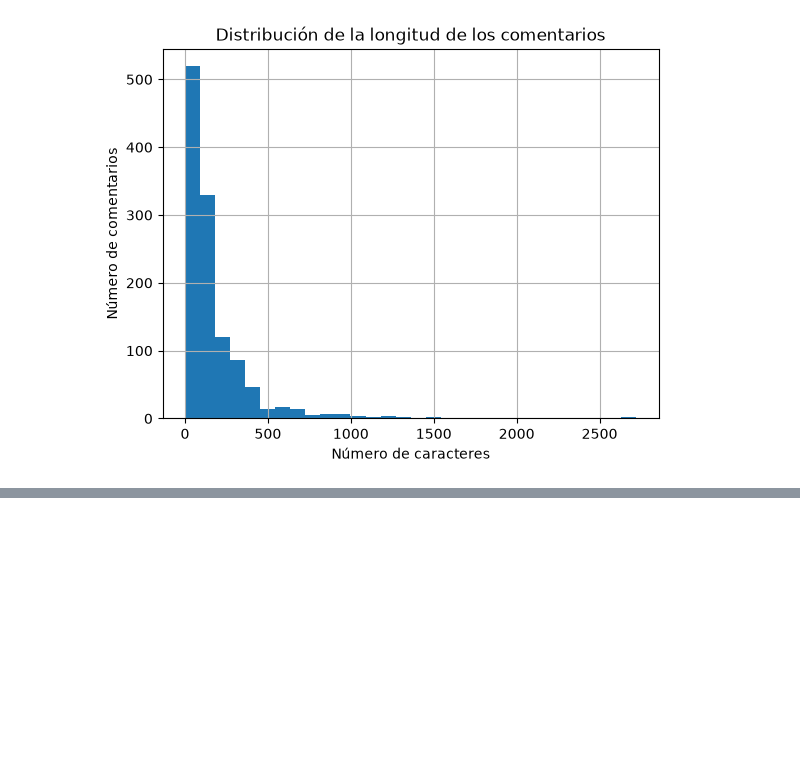
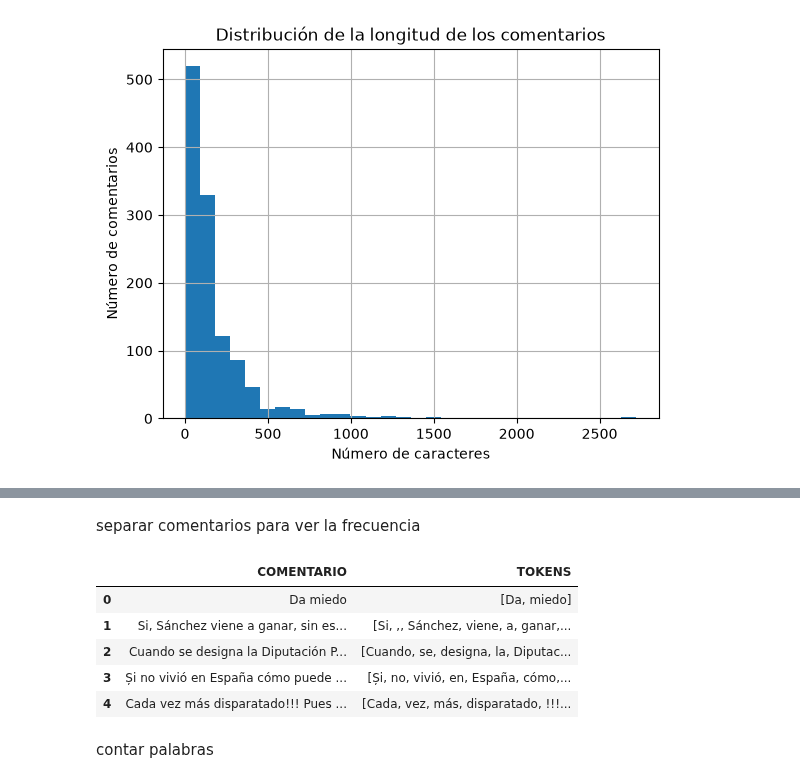
Before and after one commit to jejoama/Practicas_Curriculares, a Jupyter notebook: GENERAL.ipynb, the cells around one changed output, grey strips where cells are left out. Saved outputs shown, nothing was run; the diff lists cells and outputs as text; code cells hidden in the pictures; blank space fills up the shorter version.

```diff
--- a/GENERAL.ipynb
+++ b/GENERAL.ipynb
@@ -396,3 +410,15 @@ plt.ylabel("Número de comentarios")
 plt.show()
 # %% [output]
 [figure]
+# %%
+# Convertir likes a valores numéricos
+df_c["LIKES"] = pd.to_numeric(df_c["LIKES"], errors="coerce")
+
+# Sustituir respuestas vacías por cero y convertir a valores numéricos
+df_c["RESPUESTAS"] = pd.to_numeric(
+    df_c["RESPUESTAS"].replace("", "0"),
+    errors="coerce"
+)
+
+# Mostrar los tipos de datos
+df_c[["LIKES", "RESPUESTAS"]].dtypes
@@ -398,0 +455,17 @@ plt.show()
+# %% [markdown]
+separar comentarios para ver la frecuencia
+# %%
+# Separar los comentarios en palabras y otros elementos
+df_c["TOKENS"] = df_c["COMENTARIO"].apply(wordpunct_tokenize)
+
+# Mostrar algunos ejemplos para comprobar el resultado
+df_c[["COMENTARIO", "TOKENS"]].head()
+# %% [output]
+|  | COMENTARIO | TOKENS |
+| 0 | Da miedo | [Da, miedo] |
+| 1 | Si, Sánchez viene a ganar, sin es... | [Si, ,, Sánchez, viene, a, ganar,... |
+| 2 | Cuando se designa la Diputación P... | [Cuando, se, designa, la, Diputac... |
+| 3 | Și no vivió en España cómo puede ... | [Și, no, vivió, en, España, cómo,... |
+| 4 | Cada vez más disparatado!!! Pues ... | [Cada, vez, más, disparatado, !!!... |
+# %% [markdown]
+contar palabras
```
Also changed, not shown: parts of 14 cells of this notebook.
